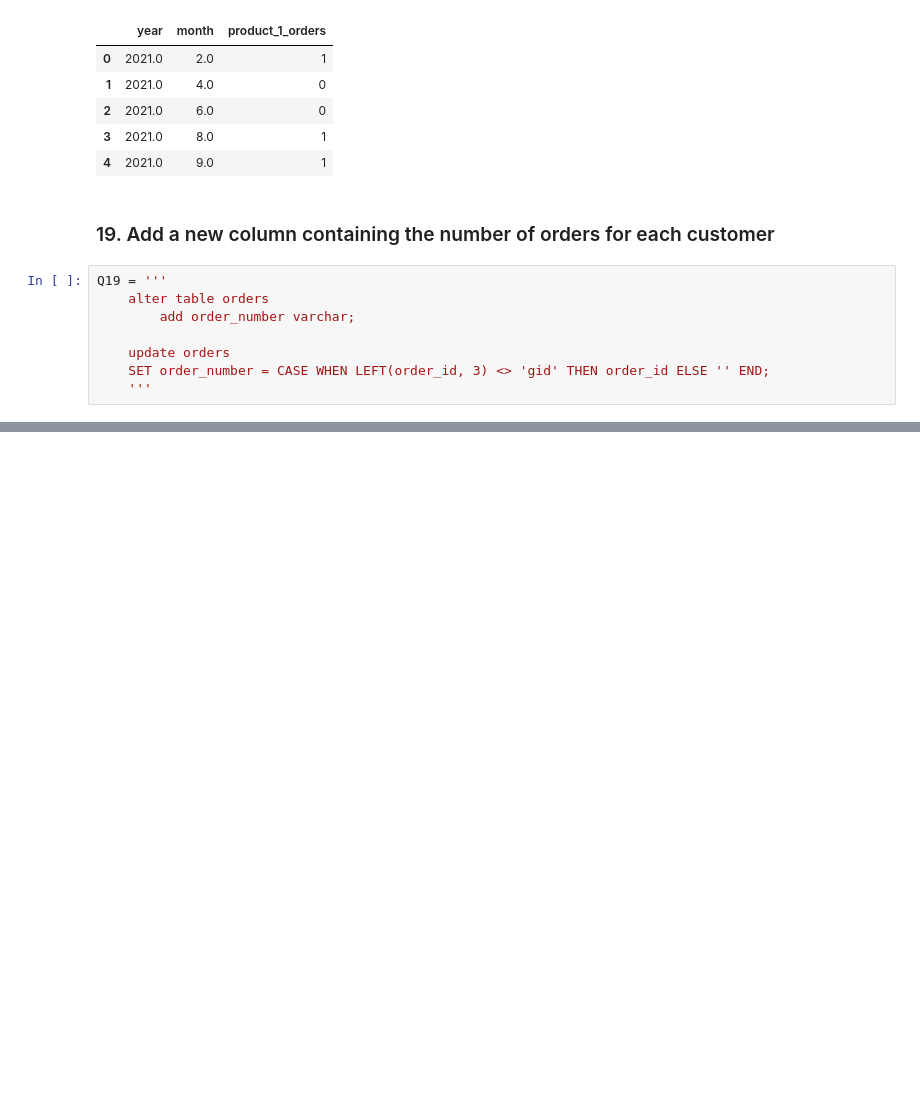
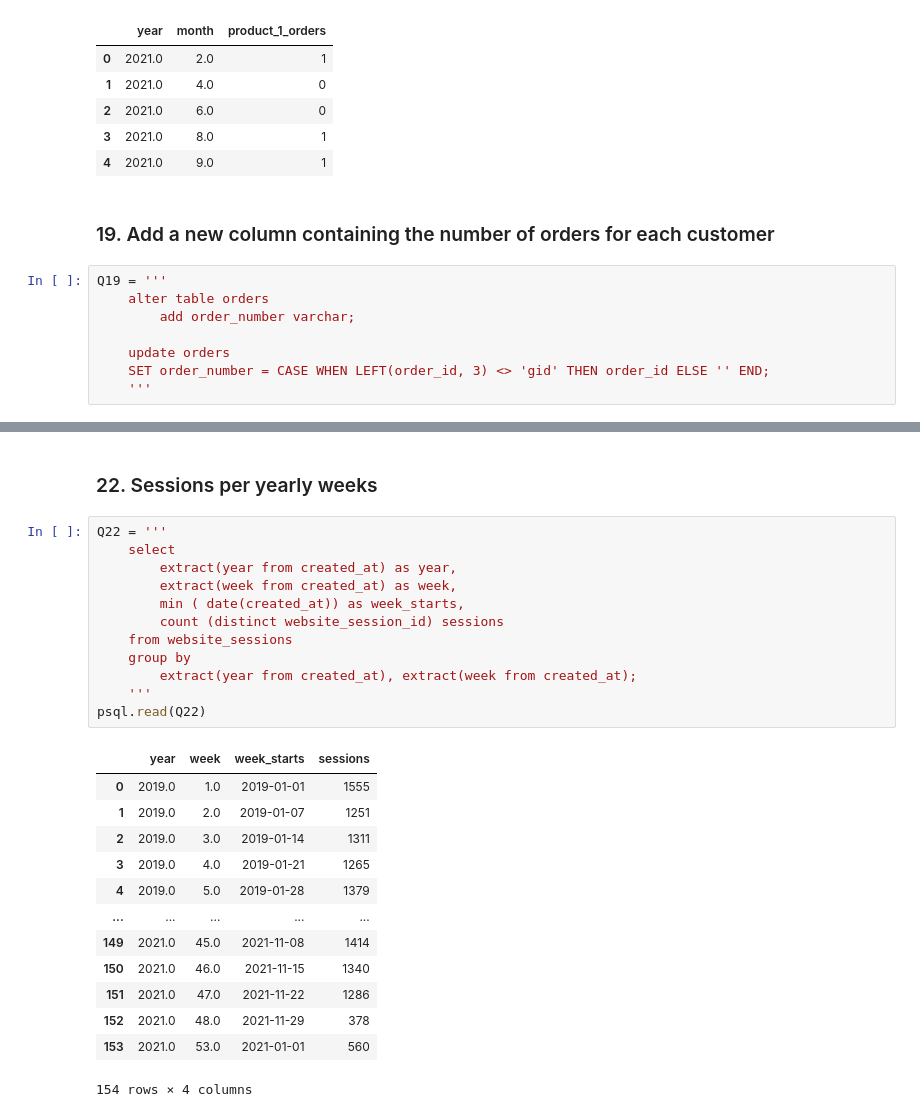
Before and after one commit to LiwaaAudi/database-design-project, a Jupyter notebook: queries.ipynb, the cells around one changed output, grey strips where cells are left out. Saved outputs shown, nothing was run; the diff lists cells and outputs as text; blank space fills up the shorter version.

```diff
--- a/queries.ipynb
+++ b/queries.ipynb
@@ -371,0 +423,28 @@ Q19 = '''
+# %% [markdown]
+### 22. Sessions per yearly weeks
+# %%
+Q22 = '''
+    select
+        extract(year from created_at) as year,
+        extract(week from created_at) as week,
+        min ( date(created_at)) as week_starts,
+        count (distinct website_session_id) sessions
+    from website_sessions
+    group by
+        extract(year from created_at), extract(week from created_at);
+    '''
+psql.read(Q22)
+# %% [output]
+|  | year | week | week_starts | sessions |
+| 0 | 2019.0 | 1.0 | 2019-01-01 | 1555 |
+| 1 | 2019.0 | 2.0 | 2019-01-07 | 1251 |
+| 2 | 2019.0 | 3.0 | 2019-01-14 | 1311 |
+| 3 | 2019.0 | 4.0 | 2019-01-21 | 1265 |
+| 4 | 2019.0 | 5.0 | 2019-01-28 | 1379 |
+| ... | ... | ... | ... | ... |
+| 149 | 2021.0 | 45.0 | 2021-11-08 | 1414 |
+| 150 | 2021.0 | 46.0 | 2021-11-15 | 1340 |
+| 151 | 2021.0 | 47.0 | 2021-11-22 | 1286 |
+| 152 | 2021.0 | 48.0 | 2021-11-29 | 378 |
+| 153 | 2021.0 | 53.0 | 2021-01-01 | 560 |
+154 rows × 4 columns
```
Also changed, not shown: parts of 9 cells of this notebook, 7 other files.
